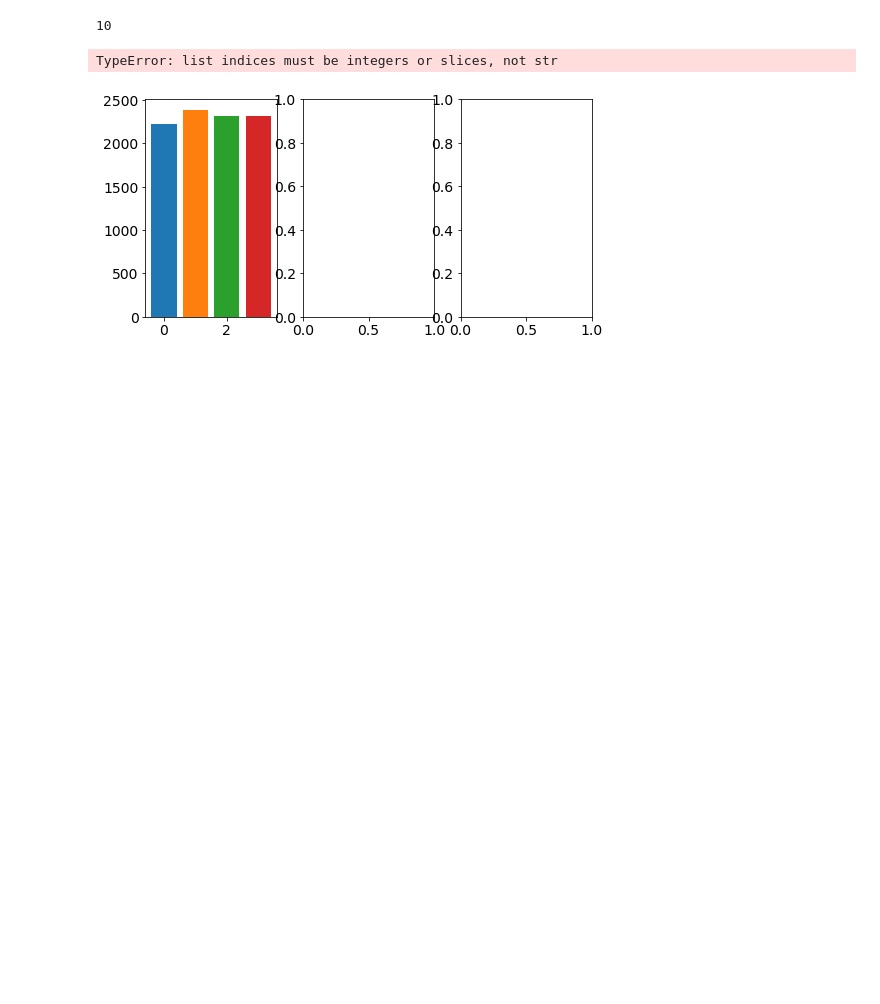
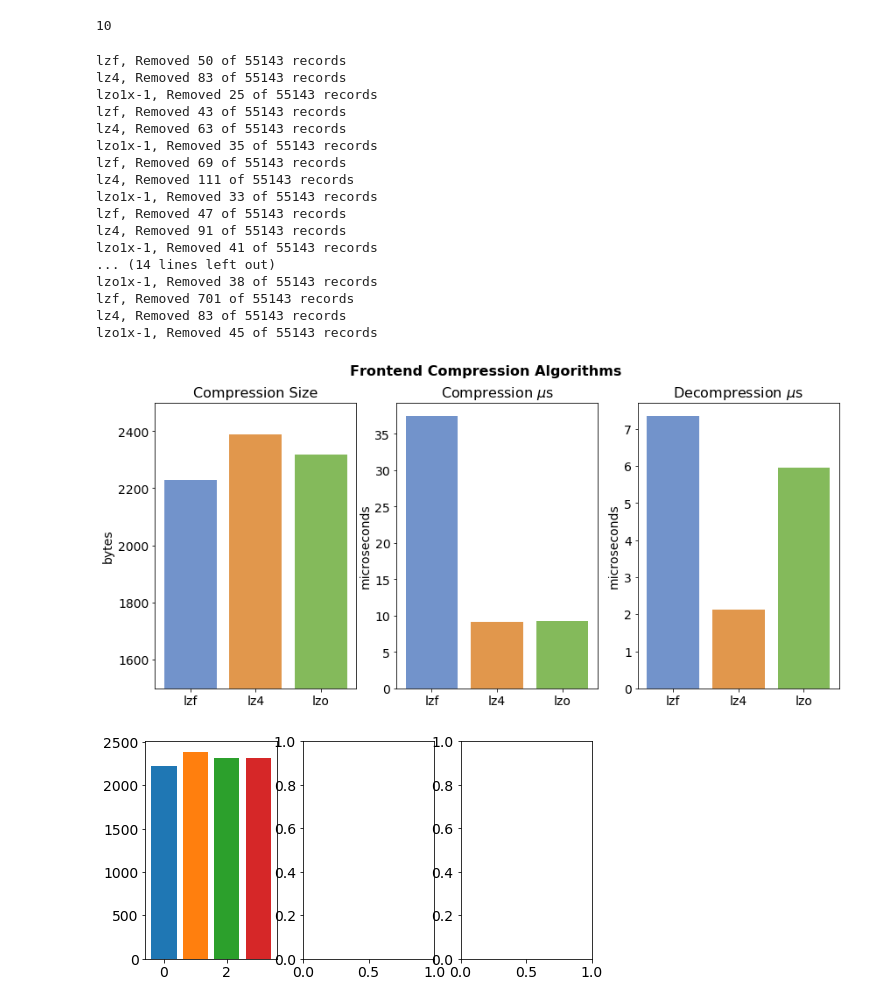
Before and after one commit to ankitkumar93/compute-war, a Jupyter notebook: notebooks/compression-comparison.ipynb, the cells around one changed output. Drawn from its saved outputs; the diff is of its cells as text; code cells hidden in the pictures; blank space fills up the shorter version.

```diff
--- a/notebooks/compression-comparison.ipynb
+++ b/notebooks/compression-comparison.ipynb
@@ -604,7 +604,7 @@ decomp_means = {
 for c_df in compressed_dfs:
     c_gp = c_df.groupby('alg')
 
-    for alg in comp_algs[alg_type]['algs']:
+    for alg in comp_algs[alg_type]:
         alg_df = c_gp.get_group(alg)
         compress_idx = [
                 np.abs(alg_df.compress_us-alg_df.compress_us.mean())<= 3*alg_df.compress_us.std()]
@@ -612,36 +612,53 @@ for c_df in compressed_dfs:
                 np.abs(alg_df.decompress_us-alg_df.decompress_us.mean())<= 3*alg_df.decompress_us.std()]
         comp_and_decomp = compress_idx and decompress_idx
         comp_and_decomp_len = len([c for c in comp_and_decomp[0] if c])
         print('{}, Removed {} of {} records'.format(alg_df.alg.iloc[0],
                                                     alg_df_len - comp_and_decomp_len, alg_df_len))
         size_means[alg].append(alg_df[comp_and_decomp[0]].comp_size.mean())
         comp_means[alg].append(alg_df[comp_and_decomp[0]].compress_us.mean())
         decomp_means[alg].append(alg_df[comp_and_decomp[0]].decompress_us.mean())
 
 fig, axarr = plt.subplots(1, 3, figsize=(14, 6))
 for a in range(len(comp_algs[alg_type])):
     alg = comp_algs[alg_type][a]
     axarr[0].bar(a, np.array(size_means[alg]).mean(), color=bar_codes[a])
     axarr[1].bar(a, np.array(comp_means[alg]).mean(), color=bar_codes[a])
     axarr[2].bar(a, np.array(decomp_means[alg]).mean(), color=bar_codes[a])
 for m in range(len(metrics)):
     axarr[m].set_xticks(range(0, len(comp_algs[alg_type])))
     axarr[m].set_xticklabels(comp_algs[alg_type][:2] + ['lzo'])
 
 axarr[0].set_title('Compression Size', fontsize=16)
 axarr[0].set_ylabel('bytes')
 axarr[0].set_ylim(1500, 2500)
 axarr[1].set_title('Compression $\mu$s', fontsize=16)
 axarr[1].set_ylabel('microseconds')
 axarr[2].set_title('Decompression $\mu$s', fontsize=16)
 axarr[2].set_ylabel('microseconds')
 fig.suptitle("{} Compression Algorithms".format(alg_type.capitalize()), weight='bold', size=16)
 #plt.subplots_adjust(wspace=0.3)
-plt.show()
+#plt.show()
 
-#plt.savefig('compression_algorithms_{}.png'.format(alg_type))
+plt.savefig('compression_algorithms_{}.png'.format(alg_type))
 # %% [output]
-TypeError: list indices must be integers or slices, not str
+lzf, Removed 50 of 55143 records
+lz4, Removed 83 of 55143 records
+lzo1x-1, Removed 25 of 55143 records
+lzf, Removed 43 of 55143 records
+lz4, Removed 63 of 55143 records
+lzo1x-1, Removed 35 of 55143 records
+lzf, Removed 69 of 55143 records
+lz4, Removed 111 of 55143 records
+lzo1x-1, Removed 33 of 55143 records
+lzf, Removed 47 of 55143 records
+lz4, Removed 91 of 55143 records
+lzo1x-1, Removed 41 of 55143 records
+... (14 lines left out)
+lzo1x-1, Removed 38 of 55143 records
+lzf, Removed 701 of 55143 records
+lz4, Removed 83 of 55143 records
+lzo1x-1, Removed 45 of 55143 records
+[figure, added]
 # %%
 fig, axarr = plt.subplots(1, 3, figsize=(8, 4))
 for a in range(len(comp_algs[alg_type])):
```
Also changed, not shown: 2 other files.
